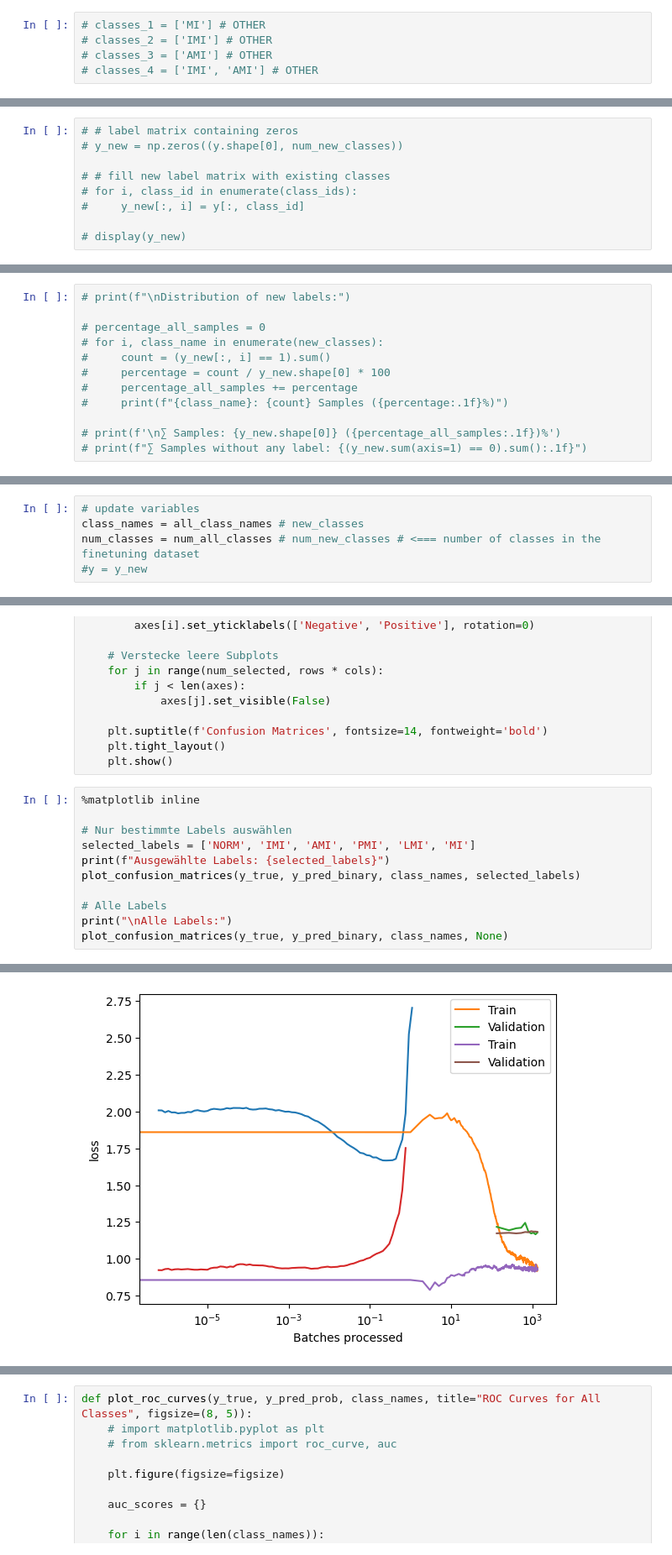
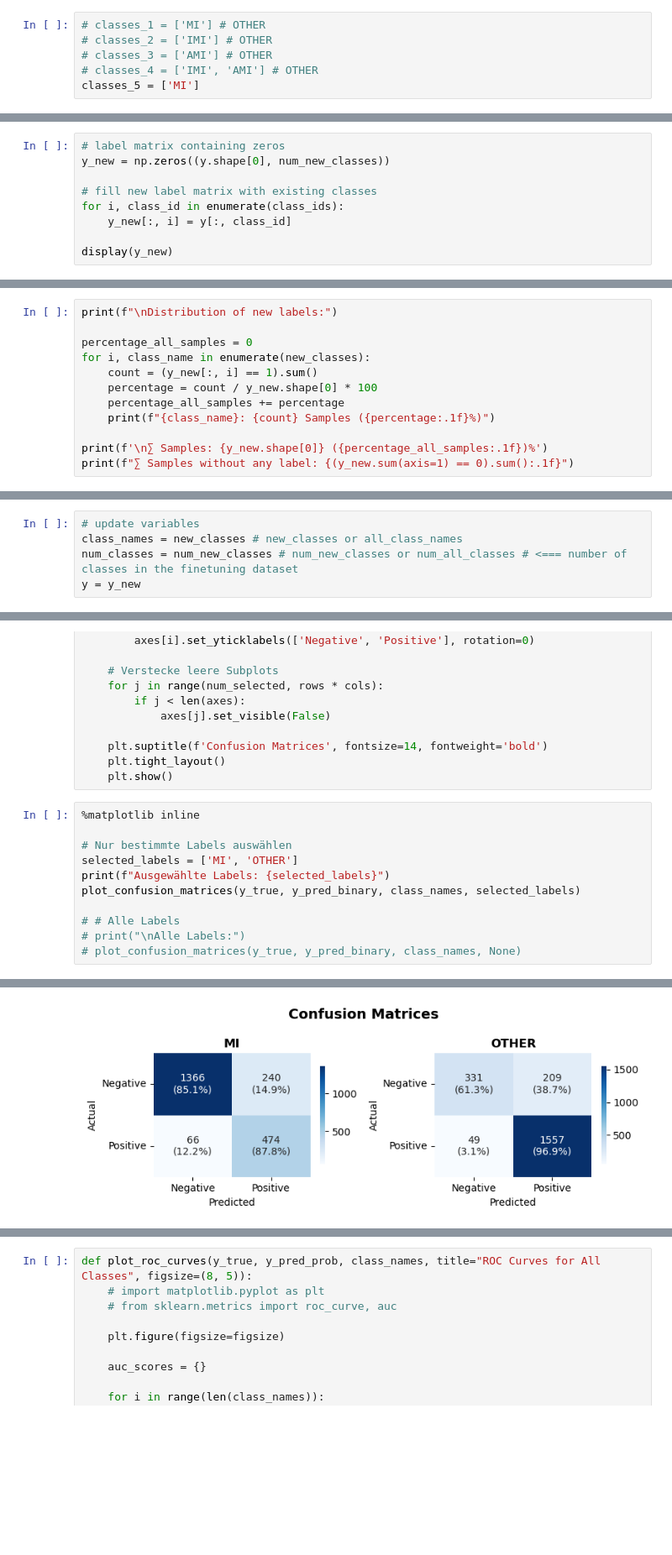
Before and after one commit to AliceKitchkin/ECG_Classification, a Jupyter notebook: ecg_benchmarking_repo/code/ecg_classification.ipynb, the cells around one changed output, grey strips where cells are left out. Shown: that part at 84% size. Saved outputs shown, nothing was run; the diff lists cells and outputs as text; blank space fills up the shorter version.

Commit message:
Pretrained xresnet1d101 model on 23 classes, predicting 2 classes, with finetuning on 10 epochs, labels and thresholds

```diff
--- a/ecg_benchmarking_repo/code/ecg_classification.ipynb
+++ b/ecg_benchmarking_repo/code/ecg_classification.ipynb
@@ -94,4 +94,5 @@ Count classes: 5
 # classes_2 = ['IMI'] # OTHER
 # classes_3 = ['AMI'] # OTHER
 # classes_4 = ['IMI', 'AMI'] # OTHER
+classes_5 = ['MI']
 # %%
@@ -117,9 +126,9 @@ Count classes: 5
 # %%
-# # label matrix containing zeros
-# y_new = np.zeros((y.shape[0], num_new_classes))
+# label matrix containing zeros
+y_new = np.zeros((y.shape[0], num_new_classes))
 
-# # fill new label matrix with existing classes
-# for i, class_id in enumerate(class_ids):
-#     y_new[:, i] = y[:, class_id]
+# fill new label matrix with existing classes
+for i, class_id in enumerate(class_ids):
+    y_new[:, i] = y[:, class_id]
 
-# display(y_new)
+display(y_new)
@@ -163,14 +192,14 @@ STTC: 5235 Samples (24.5%)
 
 Samples without any label: 0.0
 # %%
-# print(f"\nDistribution of new labels:")
+print(f"\nDistribution of new labels:")
 
-# percentage_all_samples = 0
-# for i, class_name in enumerate(new_classes):
-#     count = (y_new[:, i] == 1).sum()
-#     percentage = count / y_new.shape[0] * 100
-#     percentage_all_samples += percentage
-#     print(f"{class_name}: {count} Samples ({percentage:.1f}%)")
+percentage_all_samples = 0
+for i, class_name in enumerate(new_classes):
+    count = (y_new[:, i] == 1).sum()
+    percentage = count / y_new.shape[0] * 100
+    percentage_all_samples += percentage
+    print(f"{class_name}: {count} Samples ({percentage:.1f}%)")
 
-# print(f'\n∑ Samples: {y_new.shape[0]} ({percentage_all_samples:.1f})%')
-# print(f"∑ Samples without any label: {(y_new.sum(axis=1) == 0).sum():.1f}")
+print(f'\n∑ Samples: {y_new.shape[0]} ({percentage_all_samples:.1f})%')
+print(f"∑ Samples without any label: {(y_new.sum(axis=1) == 0).sum():.1f}")
@@ -181,9 +217,9 @@ print(f'Input shape {input_shape} should be the same as (1000, 12)')
 Input shape (1000, 12) should be the same as (1000, 12)
 # %%
 # update variables
-class_names = all_class_names # new_classes
-num_classes = num_all_classes # num_new_classes # <=== number of classes in the finetuning dataset
-#y = y_new
+class_names = new_classes # new_classes or all_class_names
+num_classes = num_new_classes # num_new_classes or num_all_classes # <=== number of classes in the finetuning dataset
+y = y_new
 # %% [markdown]
 ## Training, Validation and Testing Split
 # %% [markdown]
@@ -572,11 +605,11 @@ def plot_confusion_matrices(y_true_binary, y_pred_binary, class_names, selected_
 %matplotlib inline
 
 # Nur bestimmte Labels auswählen
-selected_labels = ['NORM', 'IMI', 'AMI', 'PMI', 'LMI', 'MI']
+selected_labels = ['MI', 'OTHER']
 print(f"Ausgewählte Labels: {selected_labels}")
 plot_confusion_matrices(y_true, y_pred_binary, class_names, selected_labels)
 
-# Alle Labels
-print("\nAlle Labels:")
-plot_confusion_matrices(y_true, y_pred_binary, class_names, None)
+# # Alle Labels
+# print("\nAlle Labels:")
+# plot_confusion_matrices(y_true, y_pred_binary, class_names, None)
 # %% [output]
@@ -585 +617 @@ Warnung: Folgende Labels sind nicht verfügbar: ['IMI', 'AMI', 'PMI', 'LMI']
-[figure, old version]
+[figure, new version]
```
Also changed, not shown: parts of 18 cells of this notebook, 6 other files.
